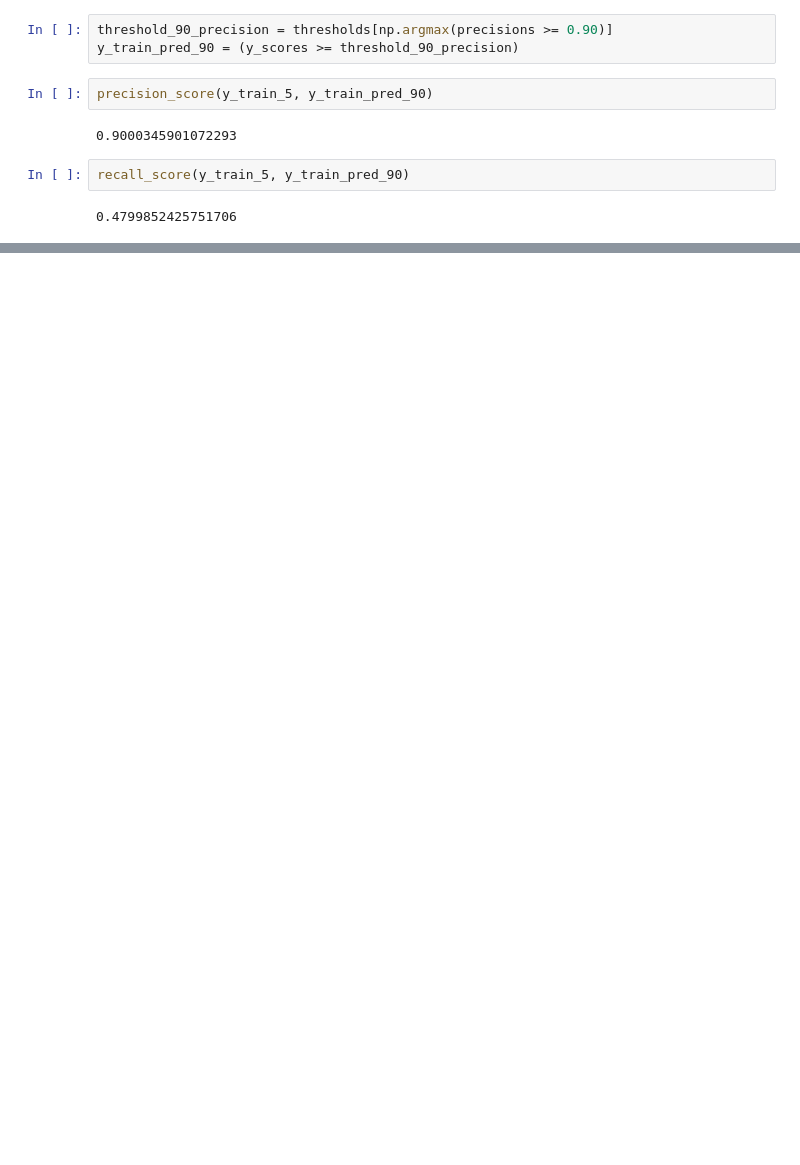
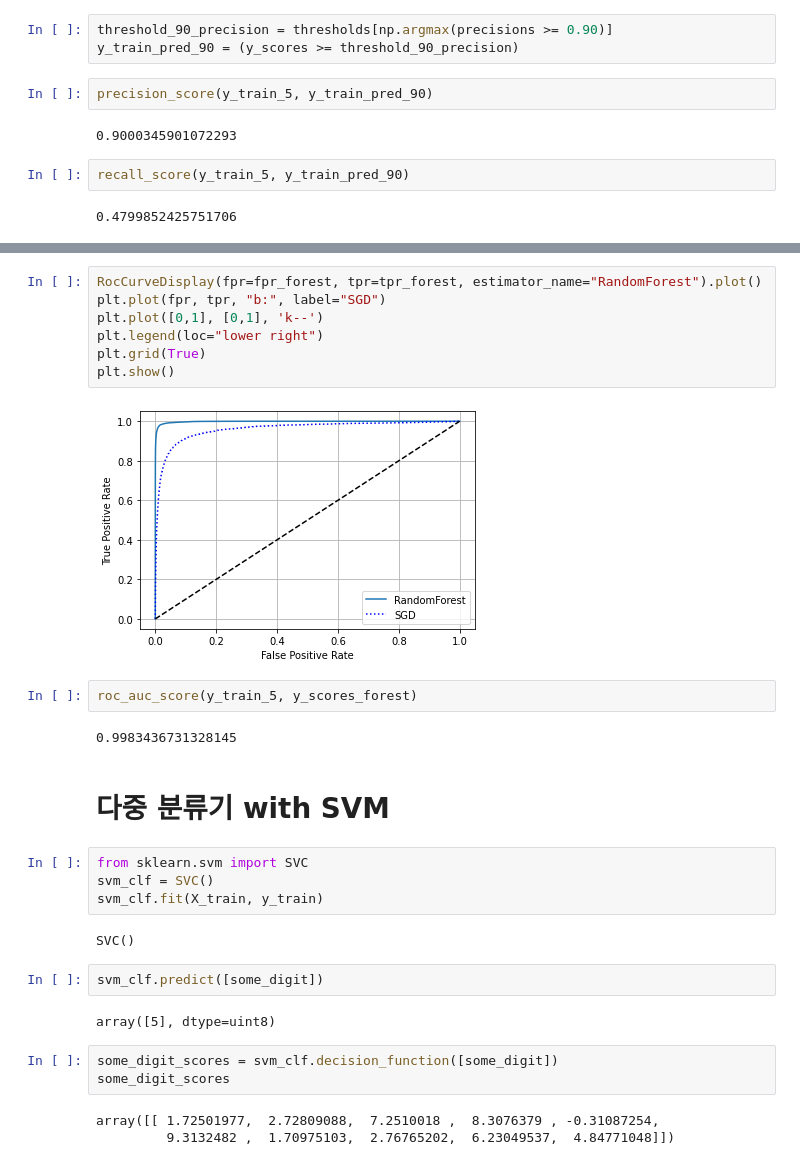
Before and after one commit to FallingStar624/ML, a Jupyter notebook: ch3/ch3.ipynb, the cells around one changed output, grey strips where cells are left out. Cells and saved outputs as stored; diff of their text form; blank space fills up the shorter version.

```diff
--- a/ch3/ch3.ipynb
+++ b/ch3/ch3.ipynb
@@ -195,0 +236,31 @@ recall_score(y_train_5, y_train_pred_90)
+# %%
+RocCurveDisplay(fpr=fpr_forest, tpr=tpr_forest, estimator_name="RandomForest").plot()
+plt.plot(fpr, tpr, "b:", label="SGD")
+plt.plot([0,1], [0,1], 'k--')
+plt.legend(loc="lower right")
+plt.grid(True)
+plt.show()
+# %% [output]
+[figure, added]
+# %%
+roc_auc_score(y_train_5, y_scores_forest)
+# %% [output]
+0.9983436731328145
+# %% [markdown]
+# 다중 분류기 with SVM
+# %%
+from sklearn.svm import SVC
+svm_clf = SVC()
+svm_clf.fit(X_train, y_train)
+# %% [output]
+SVC()
+# %%
+svm_clf.predict([some_digit])
+# %% [output]
+array([5], dtype=uint8)
+# %%
+some_digit_scores = svm_clf.decision_function([some_digit])
+some_digit_scores
+# %% [output]
+array([[ 1.72501977,  2.72809088,  7.2510018 ,  8.3076379 , -0.31087254,
+         9.3132482 ,  1.70975103,  2.76765202,  6.23049537,  4.84771048]])
```
Also changed, not shown: parts of 46 cells of this notebook.
